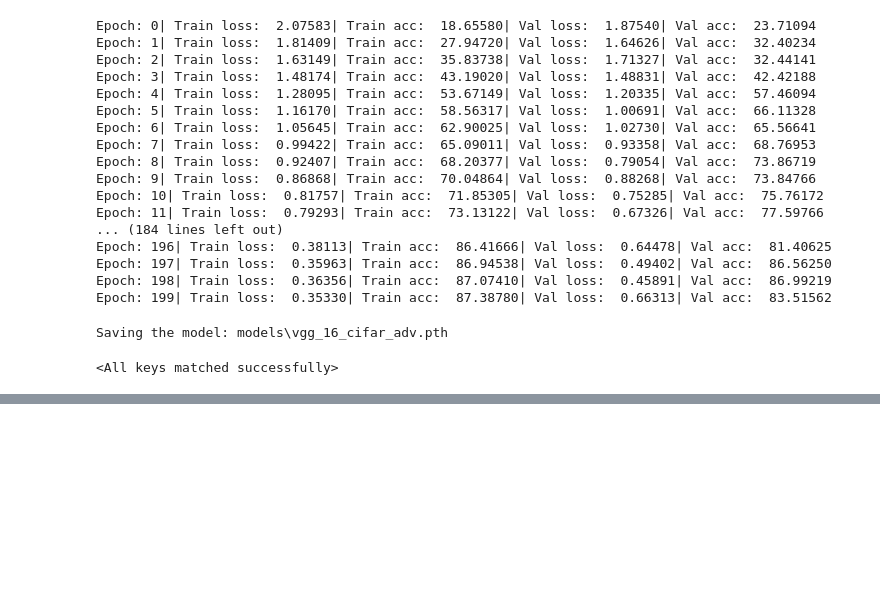
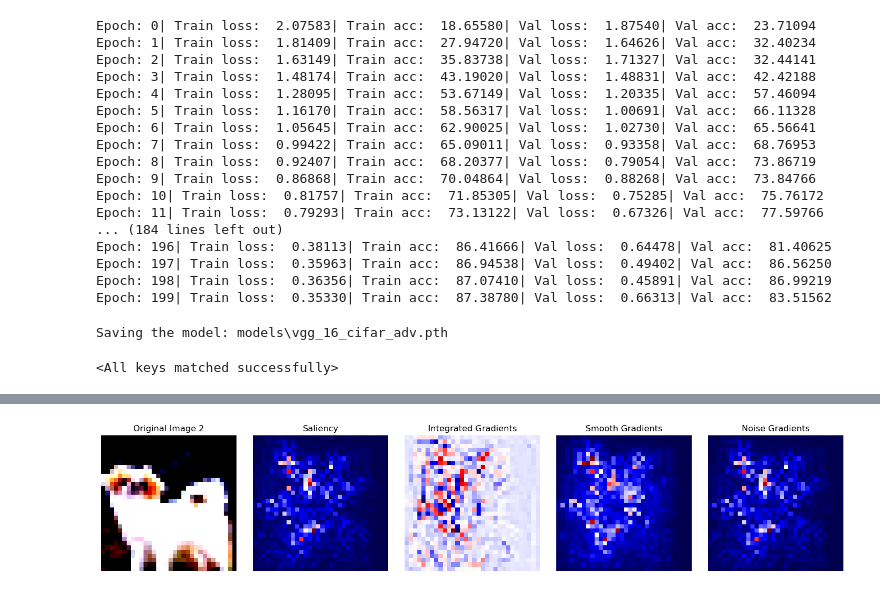
Before and after one commit to sanishsuwal7/ExplainableAI, a Jupyter notebook: VGG-16_adv.ipynb, the cells around one changed output, grey strips where cells are left out. Saved outputs shown, nothing was run; the diff lists cells and outputs as text; code cells hidden in the pictures; blank space fills up the shorter version.

```diff
--- a/VGG-16_adv.ipynb
+++ b/VGG-16_adv.ipynb
@@ -209,0 +670,27 @@ Test loss:  0.64499| Test acc:  83.28719
+# %%
+# Plot explanations of normal images!
+index = random.randint(0, len(x_batch)-1)
+nr_images = 3
+fig, axes = plt.subplots(nrows=1, ncols=5, figsize=(nr_images*5, int(nr_images)))
+
+#plot normal
+axes[0].imshow(np.moveaxis(x_batch[index].cpu().numpy(), 0, -1), vmin=0.0, vmax=1.0, cmap="gray")
+axes[0].title.set_text(f"Original Image {y_batch[1].item()}")
+axes[0].axis("off")
+axes[1].imshow(a_batch_saliency[index], cmap="seismic")
+axes[1].title.set_text(f"Saliency")
+axes[1].axis("off")
+axes[2].imshow(a_batch_integrad[index], cmap="seismic")
+axes[2].title.set_text(f"Integrated Gradients")
+axes[2].axis("off")
+axes[3].imshow(a_batch_smoothgrad[index], cmap="seismic")
+axes[3].title.set_text(f"Smooth Gradients")
+axes[3].axis("off")
+axes[4].imshow(a_batch_noisegrad[index], cmap="seismic")
+axes[4].title.set_text(f"Noise Gradients")
+axes[4].axis("off")
+plt.tight_layout()
+
+
+plt.show()
+# %% [output]
@@ -209,0 +698 @@ Test loss:  0.64499| Test acc:  83.28719
+[figure, added]
```
Also changed, not shown: parts of 20 cells of this notebook, 1 other file.
